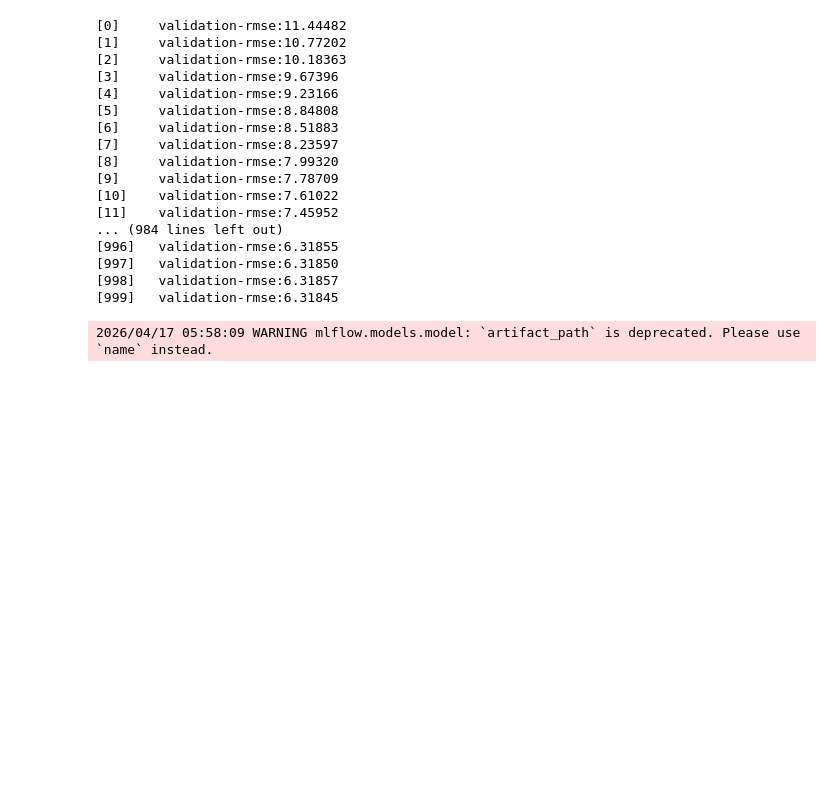
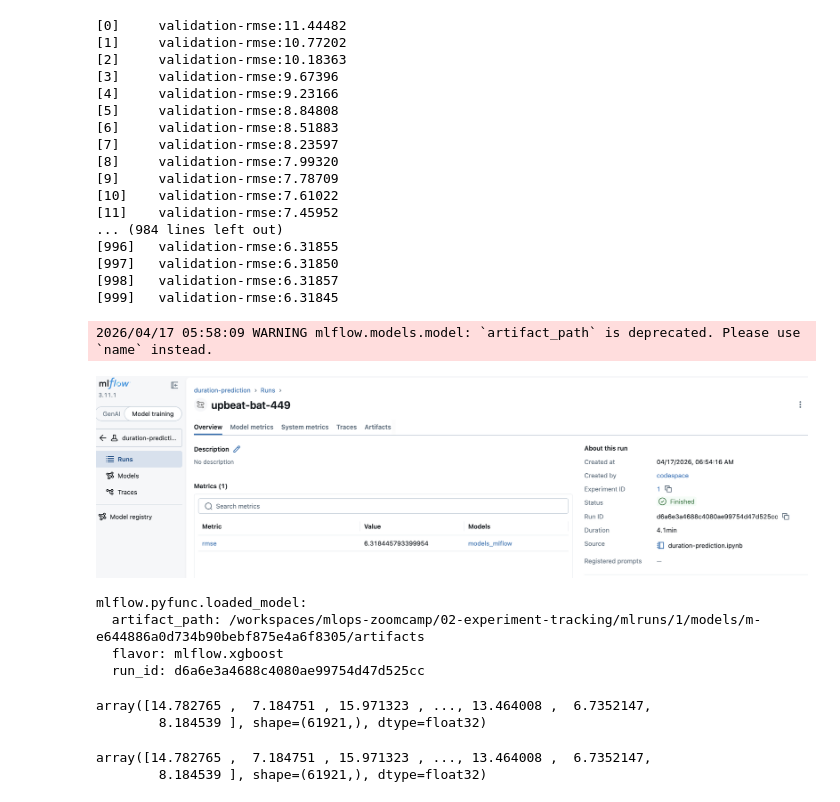
Before and after one commit to kai-majerus/mlops-zoomcamp, a Jupyter notebook: 02-experiment-tracking/duration-prediction.ipynb, the cells around one changed output. Saved outputs shown, nothing was run; the diff lists cells and outputs as text; code cells hidden in the pictures; blank space fills up the shorter version.

Commit message:
Load model

```diff
--- a/02-experiment-tracking/duration-prediction.ipynb
+++ b/02-experiment-tracking/duration-prediction.ipynb
@@ -237,6 +237,36 @@ with mlflow.start_run():
 [998]   validation-rmse:6.31857
 [999]   validation-rmse:6.31845
 2026/04/17 05:58:09 WARNING mlflow.models.model: `artifact_path` is deprecated. Please use `name` instead.
+# %%
+# load .png file
+from IPython.display import Image, display
+
+display(Image(filename="mlflow_loading_model.png"))
+# %% [output]
+[figure, added]
+# %%
+run_id = 'd6a6e3a4688c4080ae99754d47d525cc'
+
+# Load as pyfunc model
+loaded_model = mlflow.pyfunc.load_model(f"runs:/{run_id}/models_mlflow")
+loaded_model
+# %% [output]
+mlflow.pyfunc.loaded_model:
+  artifact_path: /workspaces/mlops-zoomcamp/02-experiment-tracking/mlruns/1/models/m-e644886a0d734b90bebf875e4a6f8305/artifacts
+  flavor: mlflow.xgboost
+  run_id: d6a6e3a4688c4080ae99754d47d525cc
+# %%
+loaded_model.predict(X_val)
+# %% [output]
+array([14.782765 ,  7.184751 , 15.971323 , ..., 13.464008 ,  6.7352147,
+        8.184539 ], shape=(61921,), dtype=float32)
+# %%
+# Load as xgboost model
+xgboost_model = mlflow.xgboost.load_model(f"runs:/{run_id}/models_mlflow")
+xgboost_model.predict(valid)
+# %% [output]
+array([14.782765 ,  7.184751 , 15.971323 , ..., 13.464008 ,  6.7352147,
+        8.184539 ], shape=(61921,), dtype=float32)
 # %%
 from sklearn.ensemble import RandomForestRegressor, GradientBoostingRegressor, ExtraTreesRegressor
 from sklearn.svm import LinearSVR
```
Also changed, not shown: 1 other file.
